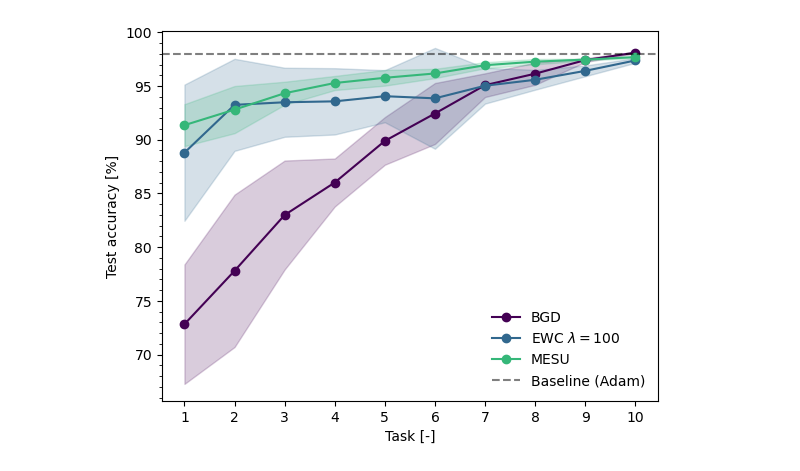
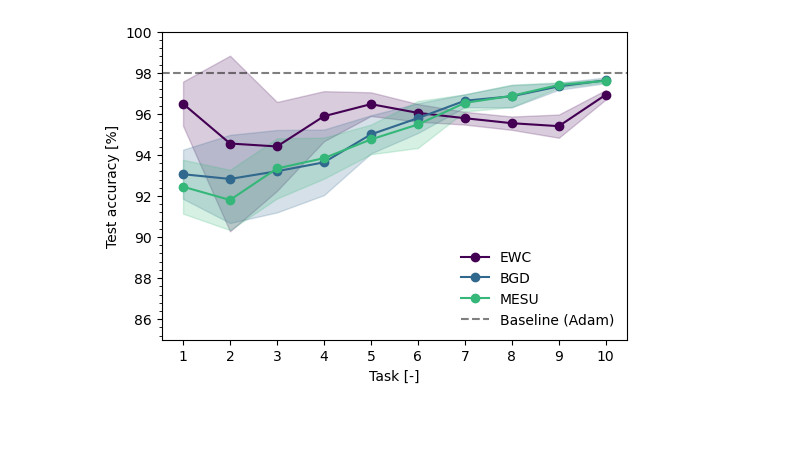
Before and after one commit to kellian-cottart/binarized-neural-networks, a Jupyter notebook: paper-figures-djohan.ipynb, the cells around one changed output. Cells and saved outputs as stored; diff of their text form; code cells hidden in the pictures; blank space fills up the shorter version.

```diff
--- a/paper-figures-djohan.ipynb
+++ b/paper-figures-djohan.ipynb
@@ -7,46 +7,47 @@ import os
 # %%
 n_iterations = 10
 paths = [
-    "./paper-figures-djohan/saved-results/20240902-130041-Adam-DNN-BS128-512-PermutedMNIST-relu",
-    "./paper-figures-djohan/saved-results/20240903-083126-BGD-BayesianNN-BS128-512-PermutedMNIST-relu",
-    "./paper-figures-djohan/saved-results/20240902-102124-MESU-BayesianNN-BS128-512-PermutedMNIST-relu",
+    "./paper-figures-djohan/saved-results/20240903-093727-Adam-DNN-BS64-512-PermutedMNIST-relu",
+    "./paper-figures-djohan/saved-results/20240903-091749-BGD-BayesianNN-BS64-512-PermutedMNIST-relu",
+    "./paper-figures-djohan/saved-results/20240903-092149-MESU-BayesianNN-BS64-512-PermutedMNIST-relu",
 ]
 
 model_names = [
-    "EWC $\lambda=100$",
+    "EWC",
     "BGD",
     "MESU",
 ]
 
 models = []
 for path in paths:
     accuracies = []
     for it in range(n_iterations):
-        accuracies.append(torch.stack(torch.load(os.path.join(path, f"params-network-{it}", "accuracy.pt"))))
+        accuracies.append(torch.stack(torch.load(os.path.join(path, f"params-network-{it}", "accuracy.pt"), map_location={'cuda:1': 'cuda:0'})))
     accuracies = torch.stack(accuracies)
     models.append(accuracies)
 models = torch.stack(models)
 
-fig, ax = plt.subplots()
+fig, ax = plt.subplots(figsize=(6, 4))
 palette = plt.get_cmap('viridis', len(models)+1)
 for i, model in enumerate(models):
     mean, std = get_mean_std_accuracies(model, t_start=1, t_end=10)
     ax.plot(mean, color=palette(i), label=model_names[i], marker="o")
     ax.fill_between(np.arange(0, 10), mean-std, mean+std, color=palette(i), alpha=0.2)
 
 # hline: fully connected
 ax.axhline(y=98, color="black", linestyle='--', alpha=0.5, label="Baseline (Adam)")
 
 ax.set_xticks(np.arange(0, 10, 1))
 ax.set_xticklabels(np.arange(1, 11, 1))
 ax.set_xlabel("Task [-]")
 ax.set_ylabel("Test accuracy [%]")
 ax.yaxis.set_minor_locator(AutoMinorLocator(5))
-ax.legend(frameon=False)
+ax.legend(frameon=False, loc="lower right")
+ax.set_ylim(85, 100)
 
 title = versionning(folder="./paper/figures", title="permutedMNIST", format=".pdf")
 plt.savefig(title, format="pdf", bbox_inches='tight')
 plt.savefig(title.replace(".pdf", ".svg"), format="svg", bbox_inches='tight')
 plt.show()
 # %% [output]
-[figure, old version]
+[figure, new version]
```
Also changed, not shown: 3 other files.
